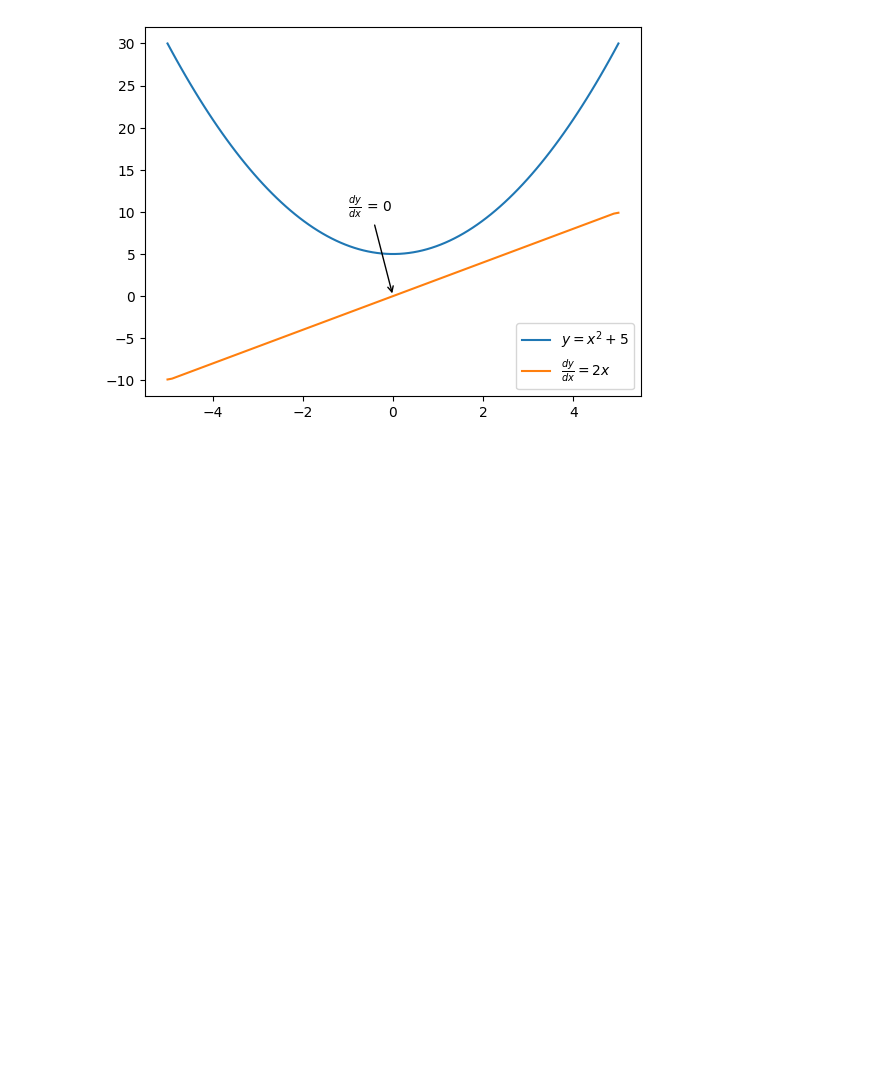
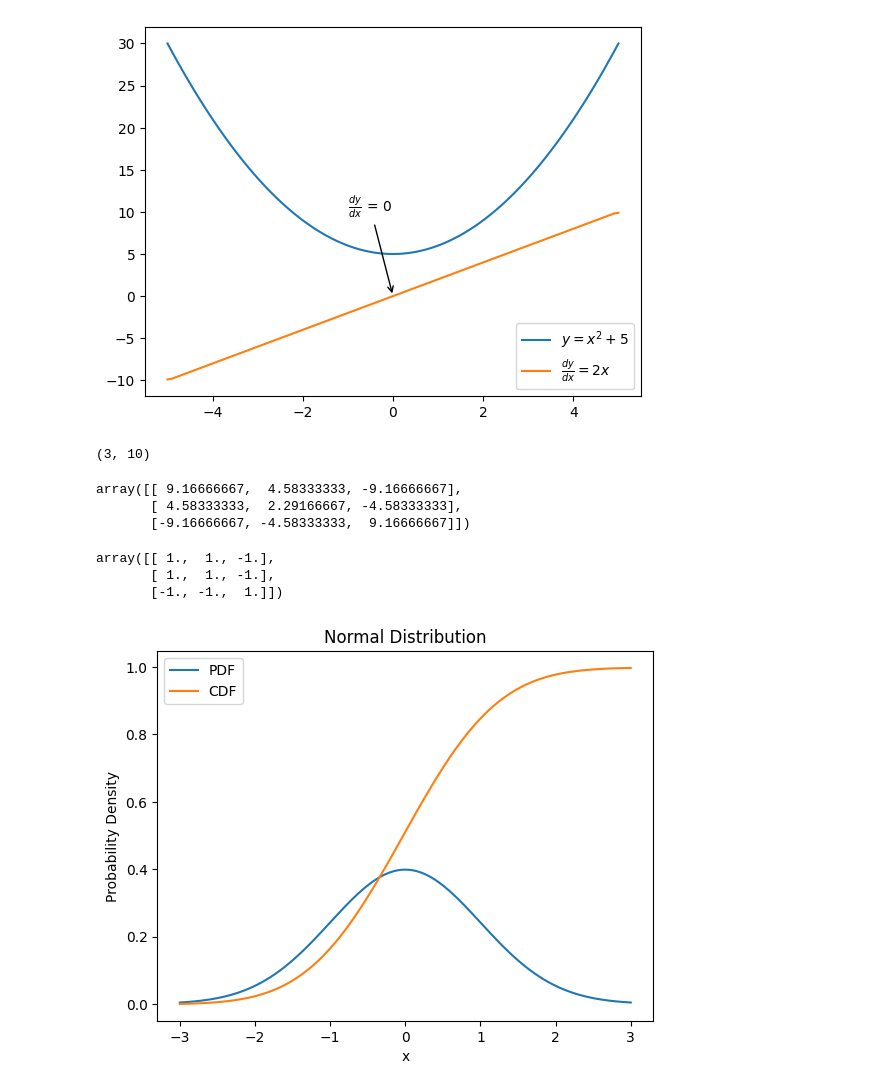
Before and after one commit to fyap898/w25, a Jupyter notebook: lectures/02-math-review/02-math-figs.ipynb, the cells around one changed output. Drawn from its saved outputs; the diff is of its cells as text; code cells hidden in the pictures; blank space fills up the shorter version.

```diff
--- a/lectures/02-math-review/02-math-figs.ipynb
+++ b/lectures/02-math-review/02-math-figs.ipynb
@@ -69,3 +69,39 @@ plt.legend()
 plt.show()
 # %% [output]
 [figure]
+# %%
+X = np.array([
+    np.arange(0,10),
+    np.arange(0,5,0.5),
+    np.arange(0,-10,-1)
+])
+X.shape
+# %% [output]
+(3, 10)
+# %%
+np.cov(X)
+# %% [output]
+array([[ 9.16666667,  4.58333333, -9.16666667],
+       [ 4.58333333,  2.29166667, -4.58333333],
+       [-9.16666667, -4.58333333,  9.16666667]])
+# %%
+np.corrcoef(X)
+# %% [output]
+array([[ 1.,  1., -1.],
+       [ 1.,  1., -1.],
+       [-1., -1.,  1.]])
+# %%
+mu = 0
+sigma = 1
+x = np.linspace(mu - 3*sigma, mu + 3*sigma,100)
+y = (1/(sigma * np.sqrt(2 * np.pi))) * np.exp(-0.5 * ((x - mu) / sigma)**2)
+plt.plot(x, y, label="PDF")
+plt.plot(x, (x[1] - x[0]) * np.cumsum(y), label="CDF")
+plt.xlabel("x")
+plt.ylabel("Probability Density")
+plt.legend()
+plt.title("Normal Distribution")
+plt.savefig("../figures/02-normal_dist.png")
+plt.show()
+# %% [output]
+[figure, added]
```
Also changed, not shown: 13 other files.
